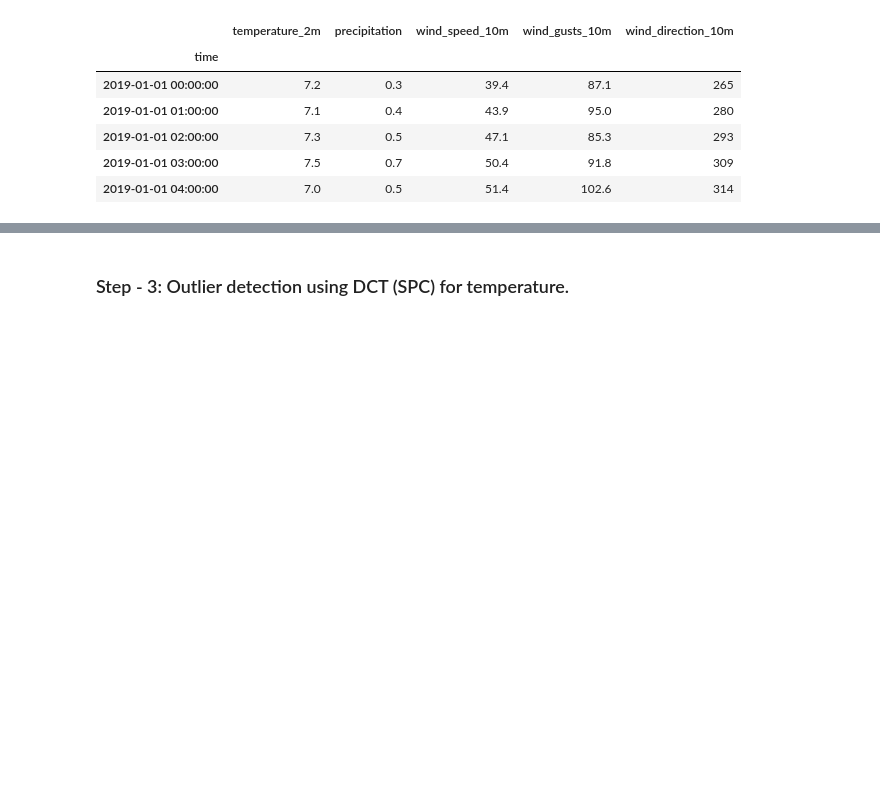
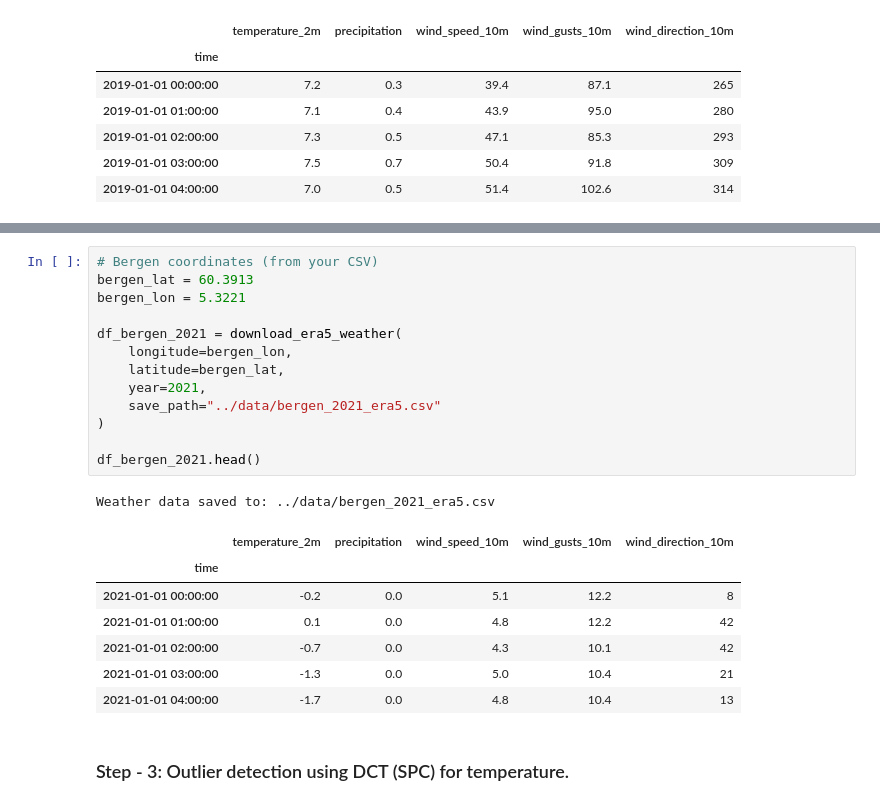
Before and after one commit to Srivatsav1298/WeatherAndEnergyInsights, a Jupyter notebook: notebooks/IND320_part3.ipynb, the cells around one changed output, grey strips where cells are left out. Saved outputs shown, nothing was run; the diff lists cells and outputs as text; blank space fills up the shorter version.

```diff
--- a/notebooks/IND320_part3.ipynb
+++ b/notebooks/IND320_part3.ipynb
@@ -115,3 +164,25 @@ Data saved to: ../data/bergen_2019_era5.csv
+# %%
+# Bergen coordinates (from your CSV)
+bergen_lat = 60.3913
+bergen_lon = 5.3221
+
+df_bergen_2021 = download_era5_weather(
+    longitude=bergen_lon,
+    latitude=bergen_lat,
+    year=2021,
+    save_path="../data/bergen_2021_era5.csv"
+)
+
+df_bergen_2021.head()
+# %% [output]
+Weather data saved to: ../data/bergen_2021_era5.csv
+|  | temperature_2m | precipitation | wind_speed_10m | wind_gusts_10m | wind_direction_10m |
+| time |  |  |  |  |  |
+| 2021-01-01 00:00:00 | -0.2 | 0.0 | 5.1 | 12.2 | 8 |
+| 2021-01-01 01:00:00 | 0.1 | 0.0 | 4.8 | 12.2 | 42 |
+| 2021-01-01 02:00:00 | -0.7 | 0.0 | 4.3 | 10.1 | 42 |
+| 2021-01-01 03:00:00 | -1.3 | 0.0 | 5.0 | 10.4 | 21 |
+| 2021-01-01 04:00:00 | -1.7 | 0.0 | 4.8 | 10.4 | 13 |
 # %% [markdown]
 ### Step - 3: Outlier detection using DCT (SPC) for temperature.
 # %%
```
Also changed, not shown: parts of 7 cells of this notebook, 16 other files.
